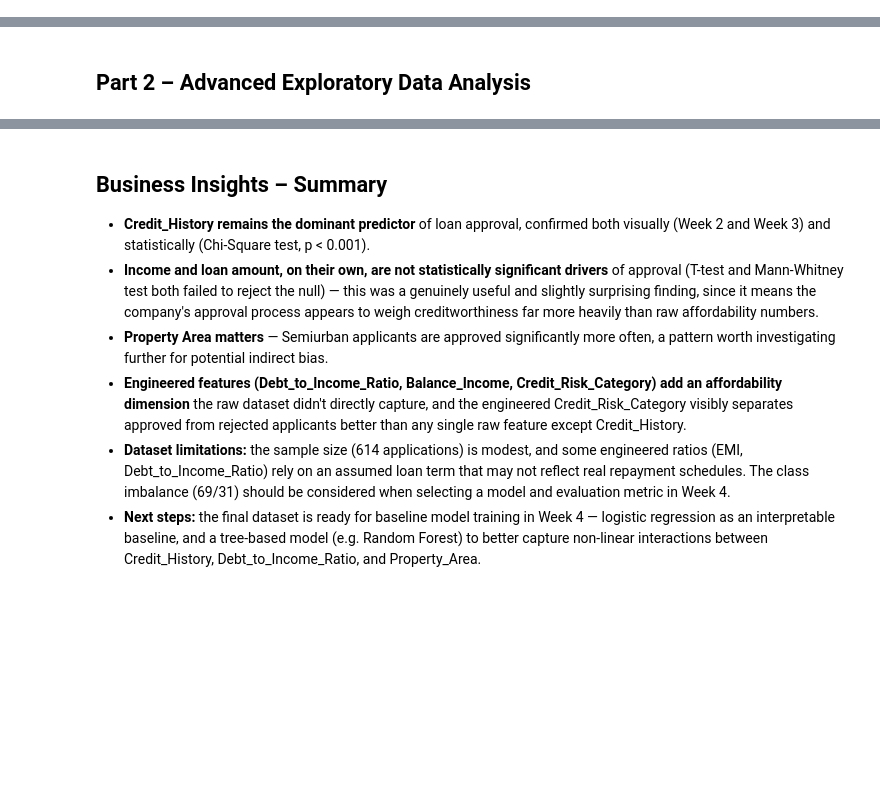
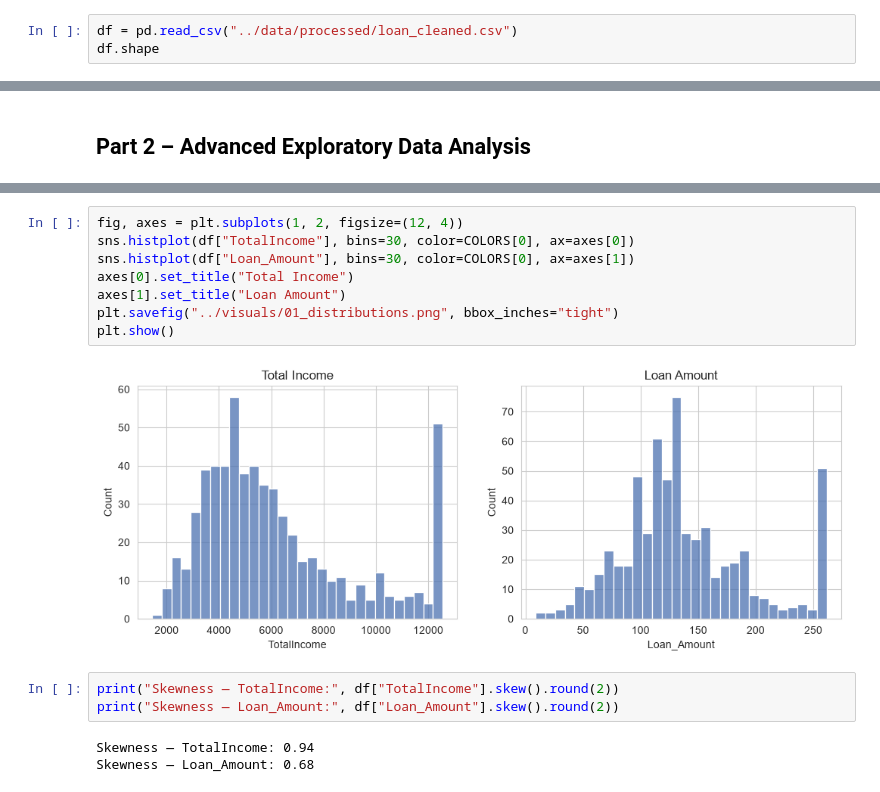
Before and after one commit to cdjarabe07/AnalystLab_Internship_In_Data_Science, a Jupyter notebook: Week 3 Assignment/notebooks/03_week3_advanced_analysis.ipynb, the cells around one changed output, grey strips where cells are left out. Saved outputs shown, nothing was run; the diff lists cells and outputs as text; blank space fills up the shorter version.

```diff
--- a/Week 3 Assignment/notebooks/03_week3_advanced_analysis.ipynb
+++ b/Week 3 Assignment/notebooks/03_week3_advanced_analysis.ipynb
@@ -102,0 +18,3 @@ pd.DataFrame({"count": class_counts, "pct": class_pct})
+# %%
+df = pd.read_csv("../data/processed/loan_cleaned.csv")
+df.shape
@@ -608,9 +36,16 @@ Saved: loan_ml_ready_w3.csv (614, 19)
-# %% [markdown]
-## Business Insights – Summary
-
-- **Credit_History remains the dominant predictor** of loan approval, confirmed both visually (Week 2 and Week 3) and statistically (Chi-Square test, p < 0.001).
-- **Income and loan amount, on their own, are not statistically significant drivers** of approval (T-test and Mann-Whitney test both failed to reject the null) — this was a genuinely useful and slightly surprising finding, since it means the company's approval process appears to weigh creditworthiness far more heavily than raw affordability numbers.
-- **Property Area matters** — Semiurban applicants are approved significantly more often, a pattern worth investigating further for potential indirect bias.
-- **Engineered features (Debt_to_Income_Ratio, Balance_Income, Credit_Risk_Category) add an affordability dimension** the raw dataset didn't directly capture, and the engineered Credit_Risk_Category visibly separates approved from rejected applicants better than any single raw feature except Credit_History.
-- **Dataset limitations:** the sample size (614 applications) is modest, and some engineered ratios (EMI, Debt_to_Income_Ratio) rely on an assumed loan term that may not reflect real repayment schedules. The class imbalance (69/31) should be considered when selecting a model and evaluation metric in Week 4.
-- **Next steps:** the final dataset is ready for baseline model training in Week 4 — logistic regression as an interpretable baseline, and a tree-based model (e.g. Random Forest) to better capture non-linear interactions between Credit_History, Debt_to_Income_Ratio, and Property_Area.
+# %%
+fig, axes = plt.subplots(1, 2, figsize=(12, 4))
+sns.histplot(df["TotalIncome"], bins=30, color=COLORS[0], ax=axes[0])
+sns.histplot(df["Loan_Amount"], bins=30, color=COLORS[0], ax=axes[1])
+axes[0].set_title("Total Income")
+axes[1].set_title("Loan Amount")
+plt.savefig("../visuals/01_distributions.png", bbox_inches="tight")
+plt.show()
+# %% [output]
+[figure, added]
+# %%
+print("Skewness — TotalIncome:", df["TotalIncome"].skew().round(2))
+print("Skewness — Loan_Amount:", df["Loan_Amount"].skew().round(2))
+# %% [output]
+Skewness — TotalIncome: 0.94
+Skewness — Loan_Amount: 0.68
```
Also changed, not shown: parts of 123 cells of this notebook, 37 other files.
